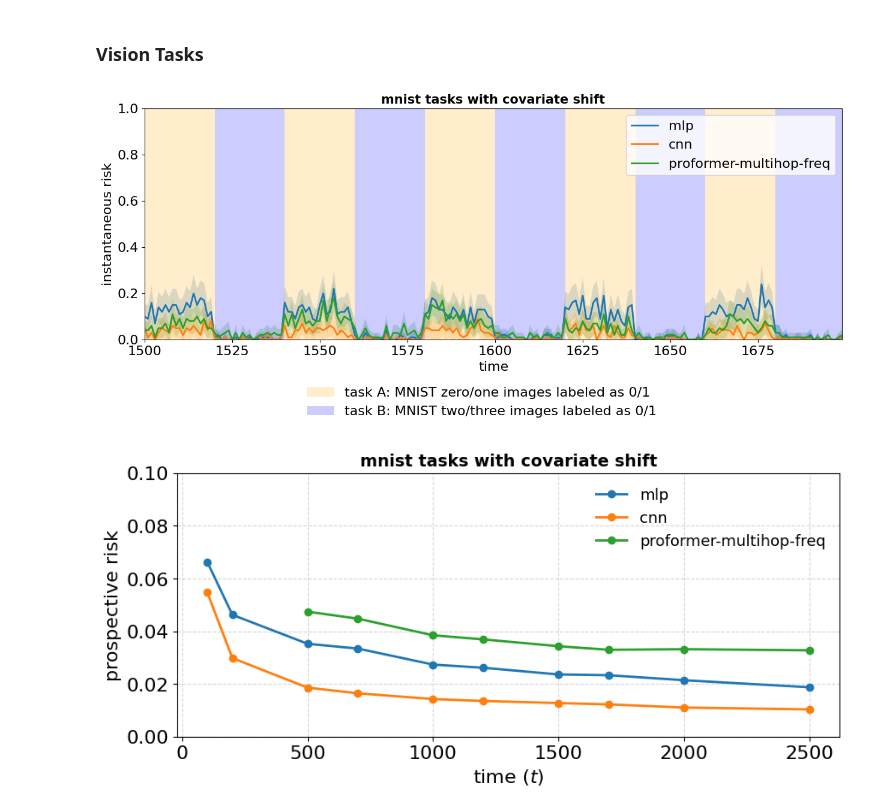
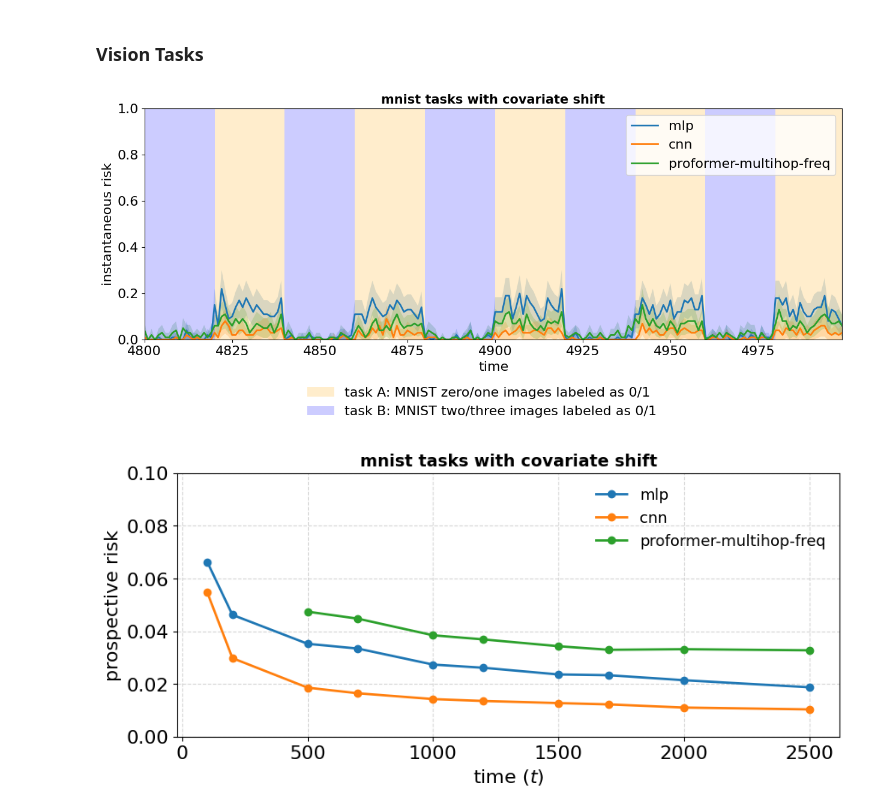
Before and after one commit to YuxinB/ProL, a Jupyter notebook: figures.ipynb, the cells around one changed output. Drawn from its saved outputs; the diff is of its cells as text; code cells hidden in the pictures.

```diff
--- a/figures.ipynb
+++ b/figures.ipynb
@@ -65,35 +65,35 @@ def plotting(y, ci, labels, args, trange, name, task_labels, title):
 id = 5
 title = 'mnist tasks with covariate shift'
 paths = [
     f'experiments/vision/multirun/2024-05-08/mnist-mlp/6',
     f'experiments/vision/multirun/2024-05-06/mnist-cnn/6',
     f'experiments/vision/multirun/2024-05-07/mnist-proformer/4'
 ]
 labels = [
     'mlp',
     'cnn',
     'proformer-multihop-freq'
 ]
 
 risk = []
 ci = []
 for path in paths:
     with open(path + '/outputs.pkl', 'rb') as f:
         outputs = pickle.load(f)
         risk.append(outputs['inst_risk'])
         ci.append(outputs['ci'])
 risk = np.array(risk)
 ci = np.array(ci)
 
 
 args = SetParams(outputs['args'])
 task_labels = [
     'task A: MNIST zero/one images labeled as 0/1',
     'task B: MNIST two/three images labeled as 0/1'
 ]
-plotting(risk, ci, labels, args, [1500, 1700], 'test', task_labels, title)
+plotting(risk, ci, labels, args, [4800, 5000], 'test', task_labels, title)
 # %% [output]
-[figure, old version]
+[figure, new version]
 # %%
 fig, ax = plt.subplots(figsize=(10, 4))
 
```
Also changed, not shown: 2 other files.
